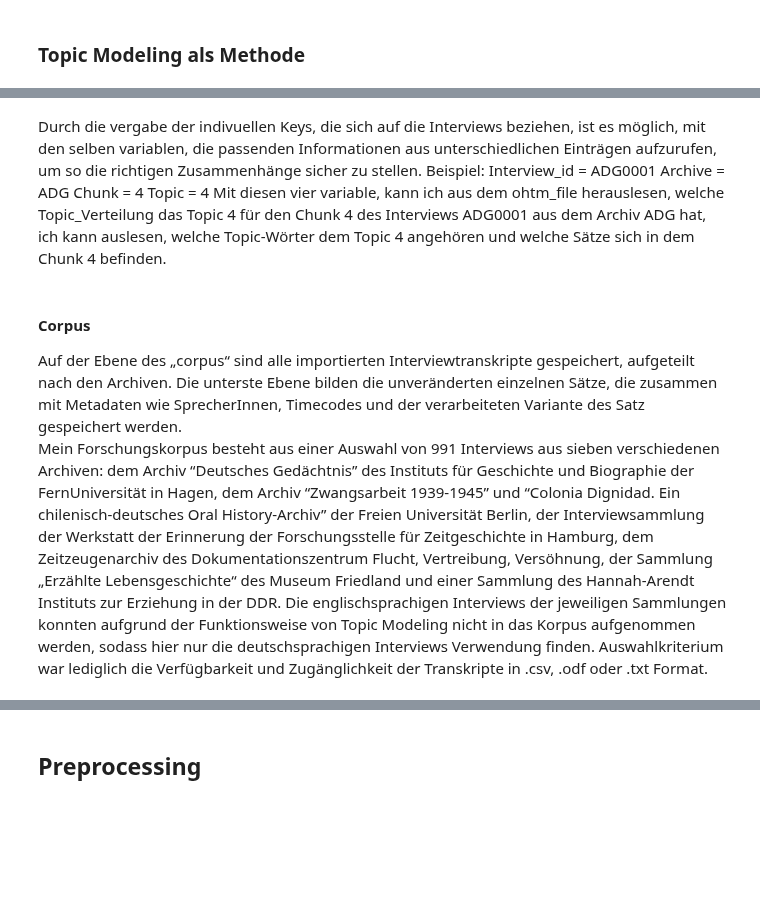
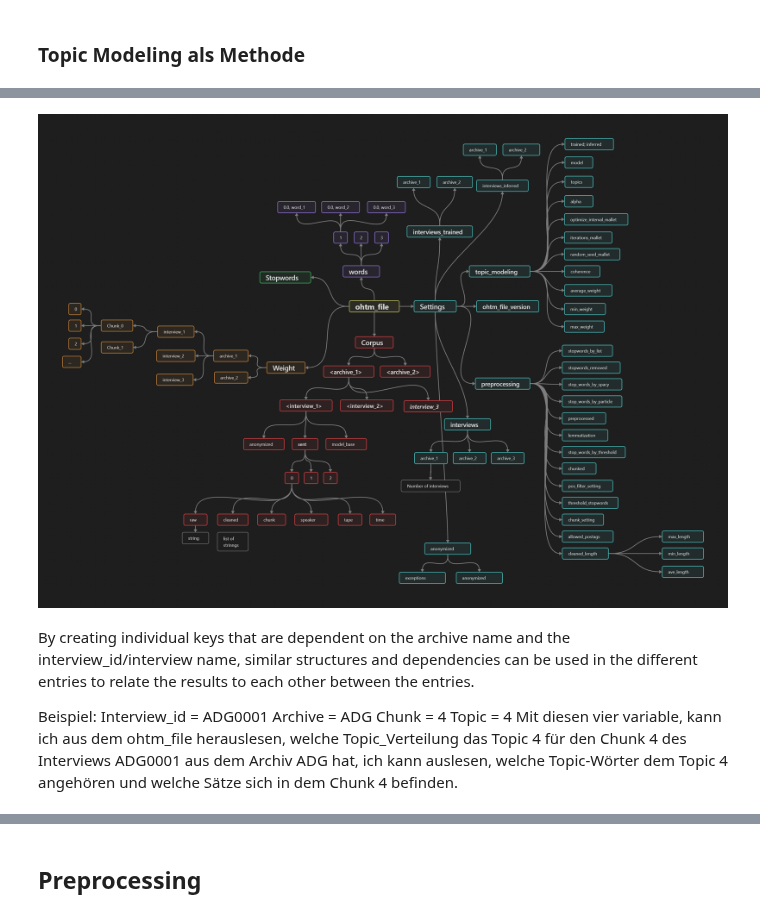
Before and after one commit to bayerschphi/OHTM-a-oral-history-topic-modeling-pipeline, a Jupyter notebook: OHTM a oral history topic modeling pipeline.ipynb, the cells around one changed output, grey strips where cells are left out. Saved outputs shown, nothing was run; the diff lists cells and outputs as text; code cells hidden in the pictures; blank space fills up the shorter version.

```diff
--- a/OHTM a oral history topic modeling pipeline.ipynb
+++ b/OHTM a oral history topic modeling pipeline.ipynb
@@ -115,8 +116,12 @@ In diesem Schaubild können sie die Gesamtstruktur und die verschiedenen Levels
 # %%
 from IPython.display import Image, display
-display(Image("/home/jovyan/media/ohtm_file data structure.png"))
+display(Image("./media/ohtm_file data structure.png"))
+# %% [output]
+[figure, added]
 # %% [markdown]
-Durch die vergabe der indivuellen Keys, die sich auf die Interviews beziehen, ist es möglich, mit den selben variablen, die passenden Informationen aus unterschiedlichen Einträgen aufzurufen, um so die richtigen Zusammenhänge sicher zu stellen.
+By creating individual keys that are dependent on the archive name and the interview_id/interview name, similar structures and dependencies can be used in the different entries to relate the results to each other between the entries.
+
+
 Beispiel:
 Interview_id = ADG0001
 Archive = ADG
@@ -140,8 +145,3 @@ print("Chunks")
 for sents in ohtm_file["corpus"][archive][interview_id]["sent"]:
     if ohtm_file["corpus"][archive][interview_id]["sent"][sents]["chunk"] == chunk:
         print(ohtm_file["corpus"][archive][interview_id]["sent"][sents]["raw"])
-# %% [markdown]
-#### Corpus
-
-Auf der Ebene des „corpus“ sind alle importierten Interviewtranskripte gespeichert, aufgeteilt nach den Archiven. Die unterste Ebene bilden die unveränderten einzelnen Sätze, die zusammen mit Metadaten wie SprecherInnen, Timecodes und der verarbeiteten Variante des Satz gespeichert werden.
-Mein Forschungskorpus besteht aus einer Auswahl von 991 Interviews aus sieben verschiedenen Archiven: dem Archiv “Deutsches Gedächtnis” des Instituts für Geschichte und Biographie der FernUniversität in Hagen, dem Archiv “Zwangsarbeit 1939-1945” und “Colonia Dignidad. Ein chilenisch-deutsches Oral History-Archiv” der Freien Universität Berlin, der Interviewsammlung der Werkstatt der Erinnerung der Forschungsstelle für Zeitgeschichte in Hamburg, dem Zeitzeugenarchiv des Dokumentationszentrum Flucht, Vertreibung, Versöhnung, der Sammlung „Erzählte Lebensgeschichte“ des Museum Friedland und einer Sammlung des Hannah-Arendt Instituts zur Erziehung in der DDR. Die englischsprachigen Interviews der jeweiligen Sammlungen konnten aufgrund der Funktionsweise von Topic Modeling nicht in das Korpus aufgenommen werden, sodass hier nur die deutschsprachigen Interviews Verwendung finden. Auswahlkriterium war lediglich die Verfügbarkeit und Zugänglichkeit der Transkripte in .csv, .odf oder .txt Format.
```
Also changed, not shown: parts of 37 cells of this notebook.
